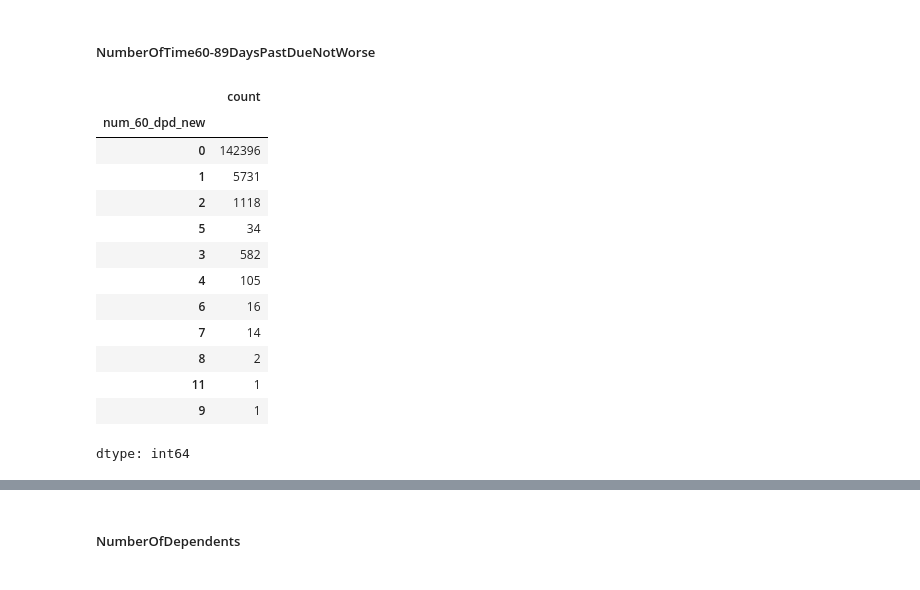
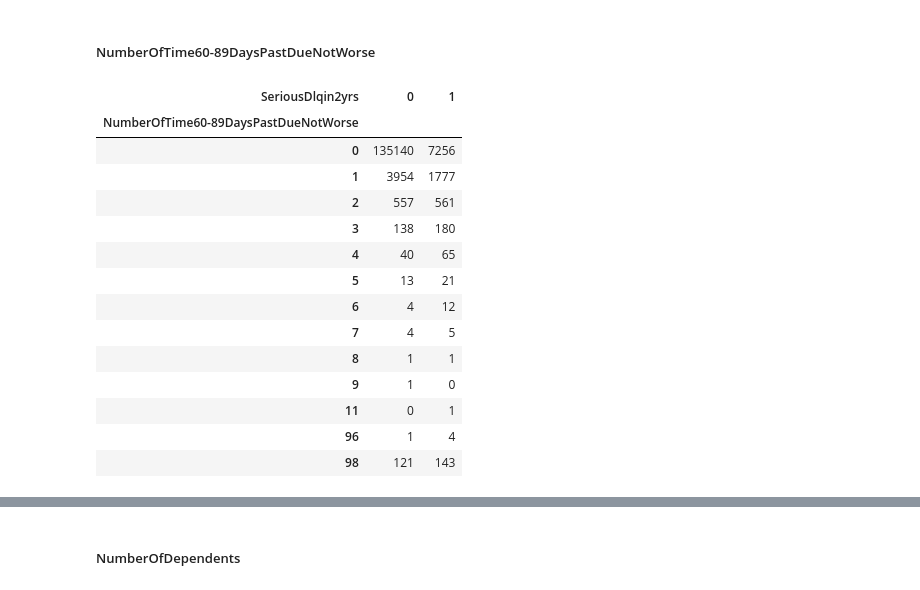
Before and after one commit to Sneha-sharma26/credit-risk-modeling, a Jupyter notebook: dataPreprocessing.ipynb, the cells around one changed output, grey strips where cells are left out. Cells and saved outputs as stored; diff of their text form; code cells hidden in the pictures.

```diff
--- a/dataPreprocessing.ipynb
+++ b/dataPreprocessing.ipynb
@@ -810,8 +787,8 @@ round(cross_tab_90dpd_target_percent,2)
 # %%
 loans['num_90_dpd_new']=loans['NumberOfTimes90DaysLate']
 
-loans.loc[loans["NumberOfTimes90DaysLate"] == 96] = 7
-loans.loc[loans["NumberOfTimes90DaysLate"] == 98] = 3
+loans.loc[loans["NumberOfTimes90DaysLate"] == 96, 'num_90_dpd_new'] = 7
+loans.loc[loans["NumberOfTimes90DaysLate"] == 98, 'num_90_dpd_new'] = 3
 
 loans['num_90_dpd_new'].value_counts(sort=False)
 # %% [output]
@@ -888,22 +881,21 @@ dtype: float64
 # %% [markdown]
 ##### NumberOfTime60-89DaysPastDueNotWorse
-# %%
-loans['num_60_dpd_new']=loans['NumberOfTime60-89DaysPastDueNotWorse']
-loans.loc[loans['NumberOfTime60-89DaysPastDueNotWorse']>12, "num_60_dpd_new"]=3
-
-loans['num_60_dpd_new'].value_counts(sort=False)
-# %% [output]
-|  | count |
-| num_60_dpd_new |  |
-| 0 | 142396 |
-| 1 | 5731 |
-| 2 | 1118 |
-| 5 | 34 |
-| 3 | 582 |
-| 4 | 105 |
-| 6 | 16 |
-| 7 | 14 |
-| 8 | 2 |
-| 11 | 1 |
-| 9 | 1 |
-dtype: int64
+# %%
+cross_tab_60dpd_target = pd.crosstab(loans["NumberOfTime60-89DaysPastDueNotWorse"], loans["SeriousDlqin2yrs"])
+cross_tab_60dpd_target
+# %% [output]
+| SeriousDlqin2yrs | 0 | 1 |
+| NumberOfTime60-89DaysPastDueNotWorse |  |  |
+| 0 | 135140 | 7256 |
+| 1 | 3954 | 1777 |
+| 2 | 557 | 561 |
+| 3 | 138 | 180 |
+| 4 | 40 | 65 |
+| 5 | 13 | 21 |
+| 6 | 4 | 12 |
+| 7 | 4 | 5 |
+| 8 | 1 | 1 |
+| 9 | 1 | 0 |
+| 11 | 0 | 1 |
+| 96 | 1 | 4 |
+| 98 | 121 | 143 |
```
Also changed, not shown: parts of 39 cells of this notebook, 2 other files.
